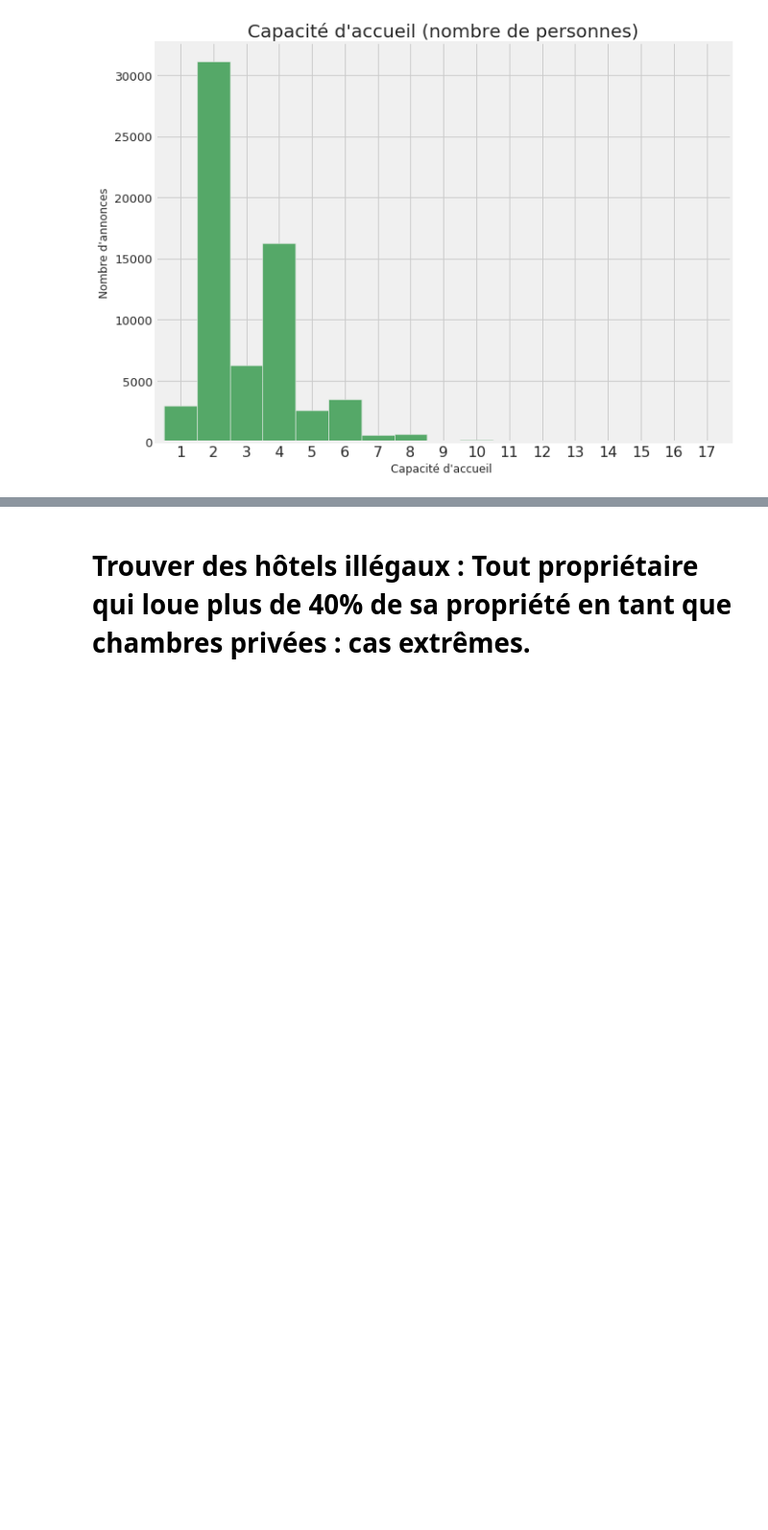
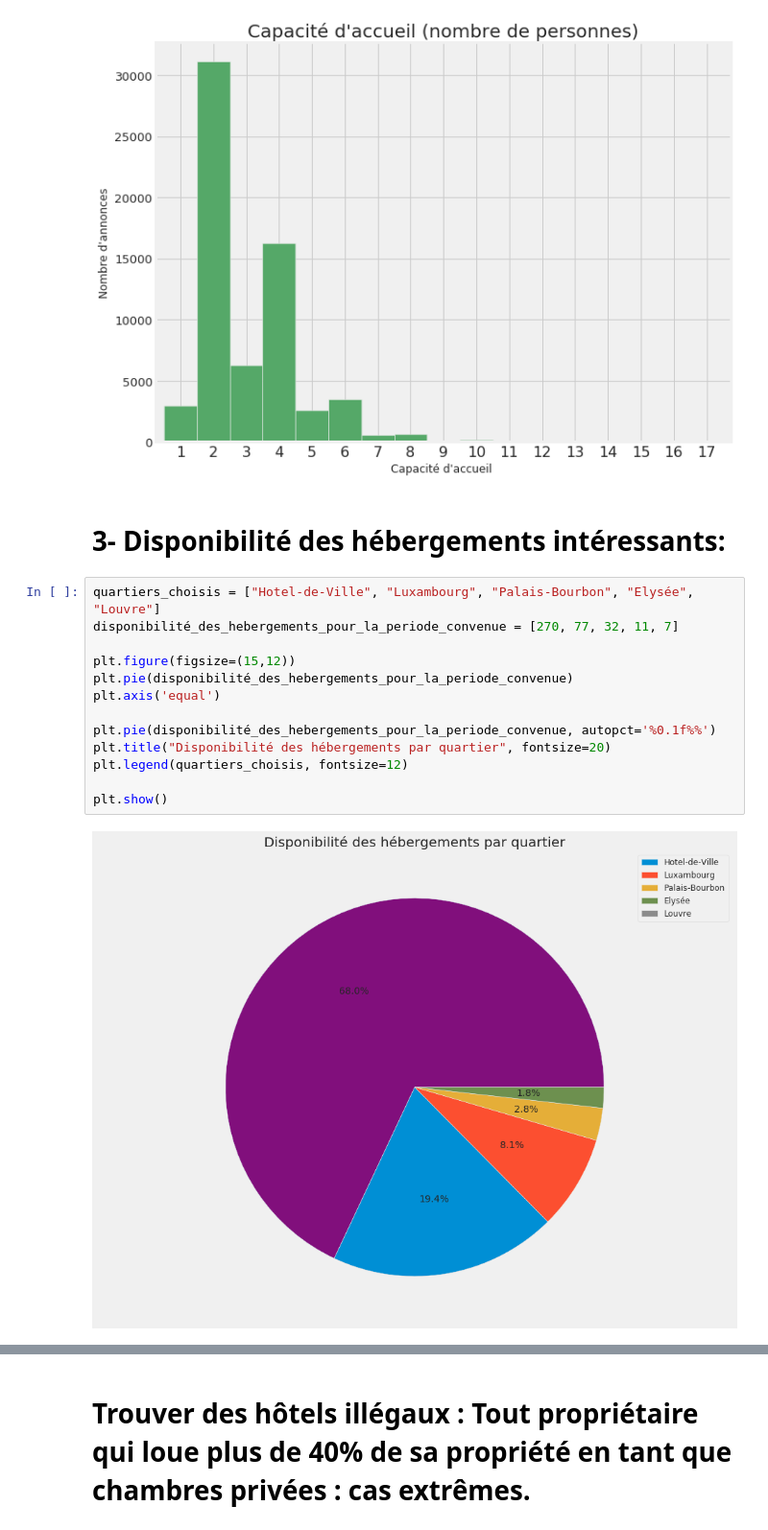
Before and after one commit to djohdjo/dataframe_airbnb, a Jupyter notebook: projet_final_AIRBNB_Paris.ipynb, the cells around one changed output, grey strips where cells are left out. Shown at 96% size. Drawn from its saved outputs; the diff is of its cells as text; blank space fills up the shorter version.

```diff
--- a/projet_final_AIRBNB_Paris.ipynb
+++ b/projet_final_AIRBNB_Paris.ipynb
@@ -705,3 +739,20 @@ plt.xlabel("Capacité d'accueil ", fontsize=12)
 plt.show()
 # %% [output]
 [figure]
+# %% [markdown]
+# 3- Disponibilité des hébergements intéressants:
+# %%
+quartiers_choisis = ["Hotel-de-Ville", "Luxambourg", "Palais-Bourbon", "Elysée", "Louvre"]
+disponibilité_des_hebergements_pour_la_periode_convenue = [270, 77, 32, 11, 7]
+
+plt.figure(figsize=(15,12))
+plt.pie(disponibilité_des_hebergements_pour_la_periode_convenue)
+plt.axis('equal')
+
+plt.pie(disponibilité_des_hebergements_pour_la_periode_convenue, autopct='%0.1f%%')
+plt.title("Disponibilité des hébergements par quartier", fontsize=20)
+plt.legend(quartiers_choisis, fontsize=12)
+
+plt.show()
+# %% [output]
+[figure, added]
```
Also changed, not shown: parts of 33 cells of this notebook.
